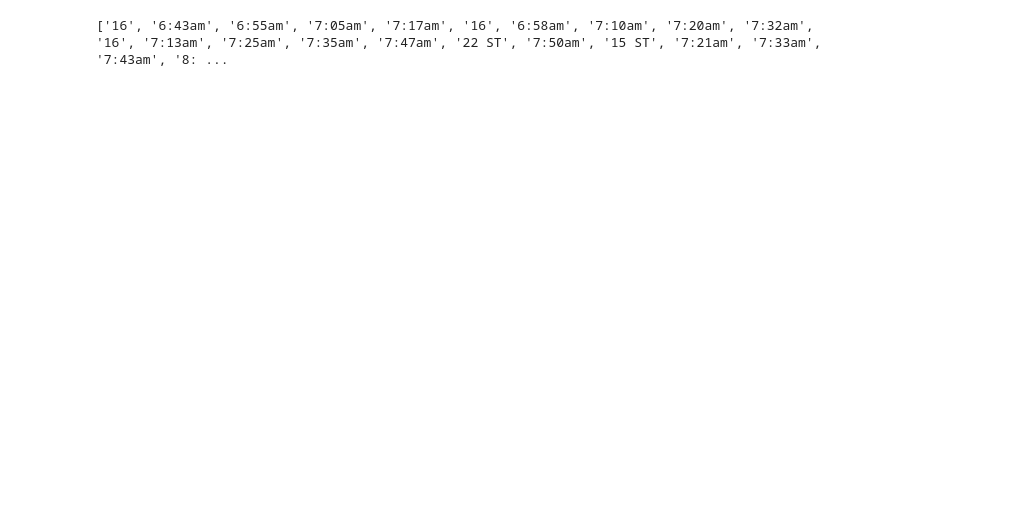
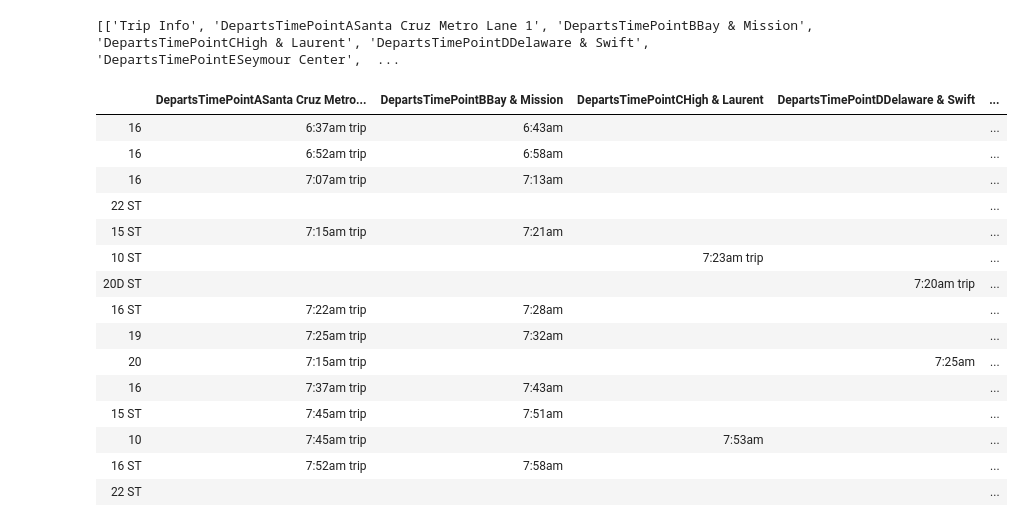
Before and after one commit to TrioDevops/bus-tracking-sys, a Jupyter notebook: notebook/web-scraper.ipynb, the cells around one changed output. Saved outputs shown, nothing was run; the diff lists cells and outputs as text; code cells hidden in the pictures; blank space fills up the shorter version.

Commit message:
matt test, fully parsed bus data

```diff
--- a/notebook/web-scraper.ipynb
+++ b/notebook/web-scraper.ipynb
@@ -3,6 +3,8 @@ import requests
 from bs4 import BeautifulSoup
 from lxml import html
 import csv
+import re
+import numpy as np
 
 #get html contents from website
 URL = "https://www.scmtd.com/en/routes/schedule/20201/UC/wd"
@@ -14,14 +16,45 @@ soup = BeautifulSoup(r.content, 'html.parser')
 #print out data
 #print(soup.prettify())
 trips = []
-for tr in soup.findAll("tr"):
-    for td in tr.findAll("td"):
-        if td.text != '':
-            trips.append(td.text)
-
-
-
-
-print(trips)
+for i, tr in enumerate(soup.findAll("tr")):
+    cols = []
+    for j, td in enumerate(tr.findAll(['th', 'td'])):
+        cols.append(td.text)
+    trips.append(cols)
 # %% [output]
-['16', '6:43am', '6:55am', '7:05am', '7:17am', '16', '6:58am', '7:10am', '7:20am', '7:32am', '16', '7:13am', '7:25am', '7:35am', '7:47am', '22 ST', '7:50am', '15 ST', '7:21am', '7:33am', '7:43am', '8: ...
+[['Trip Info', 'DepartsTimePointASanta Cruz Metro Lane 1', 'DepartsTimePointBBay & Mission', 'DepartsTimePointCHigh & Laurent', 'DepartsTimePointDDelaware & Swift', 'DepartsTimePointESeymour Center',  ...
+# %%
+# ROW NAME
+bus_num = []
+for i in trips[1:]:
+    bus_num.append(i[0])
+
+# DATA
+data = []
+for i in trips[1:]:
+    data.append(i[1:])
+
+trips[0]
+import pandas as pd
+df = pd.DataFrame(data = data,
+               index = bus_num,
+               columns = trips[0][1:])
+# %%
+df.head(15)
+# %% [output]
+|  | DepartsTimePointASanta Cruz Metro... | DepartsTimePointBBay & Mission | DepartsTimePointCHigh & Laurent | DepartsTimePointDDelaware & Swift | ... |
+| 16 | 6:37am trip | 6:43am |  |  | ... |
+| 16 | 6:52am trip | 6:58am |  |  | ... |
+| 16 | 7:07am trip | 7:13am |  |  | ... |
+| 22 ST |  |  |  |  | ... |
+| 15 ST | 7:15am trip | 7:21am |  |  | ... |
+| 10 ST |  |  | 7:23am trip |  | ... |
+| 20D ST |  |  |  | 7:20am trip | ... |
+| 16 ST | 7:22am trip | 7:28am |  |  | ... |
+| 19 | 7:25am trip | 7:32am |  |  | ... |
+| 20 | 7:15am trip |  |  | 7:25am | ... |
+| 16 | 7:37am trip | 7:43am |  |  | ... |
+| 15 ST | 7:45am trip | 7:51am |  |  | ... |
+| 10 | 7:45am trip |  | 7:53am |  | ... |
+| 16 ST | 7:52am trip | 7:58am |  |  | ... |
+| 22 ST |  |  |  |  | ... |
```
